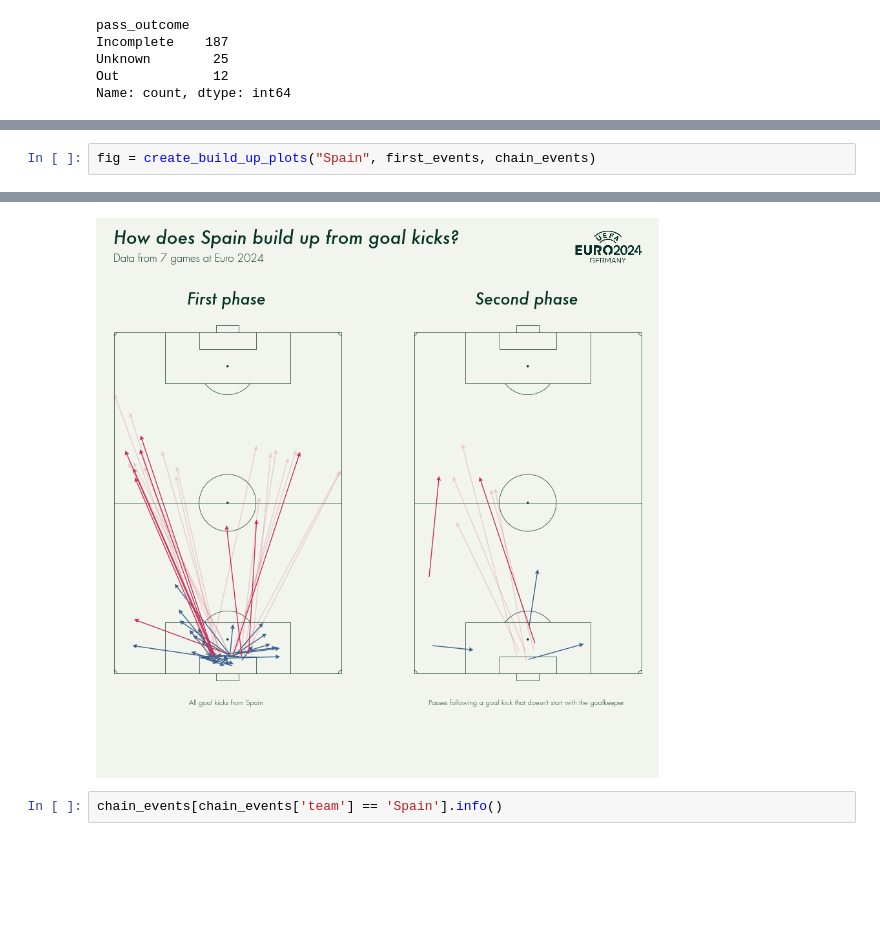
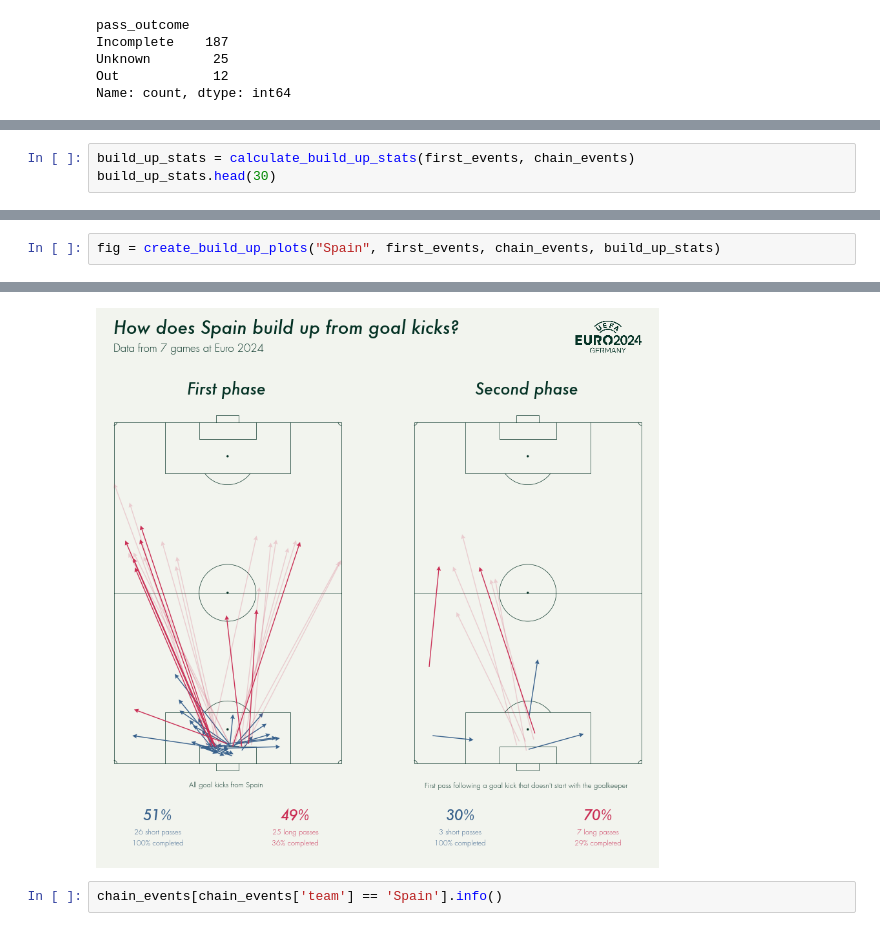
Before and after one commit to MarijnSt/spain-analysis-euro-2024, a Jupyter notebook: notebooks/gk_distribution.ipynb, the cells around one changed output, grey strips where cells are left out. Saved outputs shown, nothing was run; the diff lists cells and outputs as text; blank space fills up the shorter version.

Commit message:
feat: build up plot styling

```diff
--- a/notebooks/gk_distribution.ipynb
+++ b/notebooks/gk_distribution.ipynb
@@ -79,3 +82,6 @@ chain_events[chain_events["team"] == "Spain"].head(30)
 | 279 | 3943043 | Spain | Unai Simón Mendibil | Goalkeeper | 00:19:14.810 | 101 | Pass | 2 | 5.0 | 40.3 | ... |
 | 280 | 3943043 | Spain | Aymeric Laporte | Left Center Back | 00:20:05.804 | 103 | Pass | 1 | 6.0 | 31.1 | ... |
 | 281 | 3943043 | Spain | Unai Simón Mendibil | Goalkeeper | 00:20:08.834 | 103 | Pass | 2 | 4.5 | 39.5 | ... |
+# %%
+build_up_stats = calculate_build_up_stats(first_events, chain_events)
+build_up_stats.head(30)
@@ -82,3 +114,3 @@ chain_events[chain_events["team"] == "Spain"].head(30)
 # %%
-fig = create_build_up_plots("Spain", first_events, chain_events)
+fig = create_build_up_plots("Spain", first_events, chain_events, build_up_stats)
 # %% [output]
@@ -86,4 +118,4 @@ fig = create_build_up_plots("Spain", first_events, chain_events)
-[figure, old version]
+[figure, new version]
 # %%
 chain_events[chain_events['team'] == 'Spain'].info()
 # %% [output]
```
Also changed, not shown: parts of 4 cells of this notebook, 5 other files.
